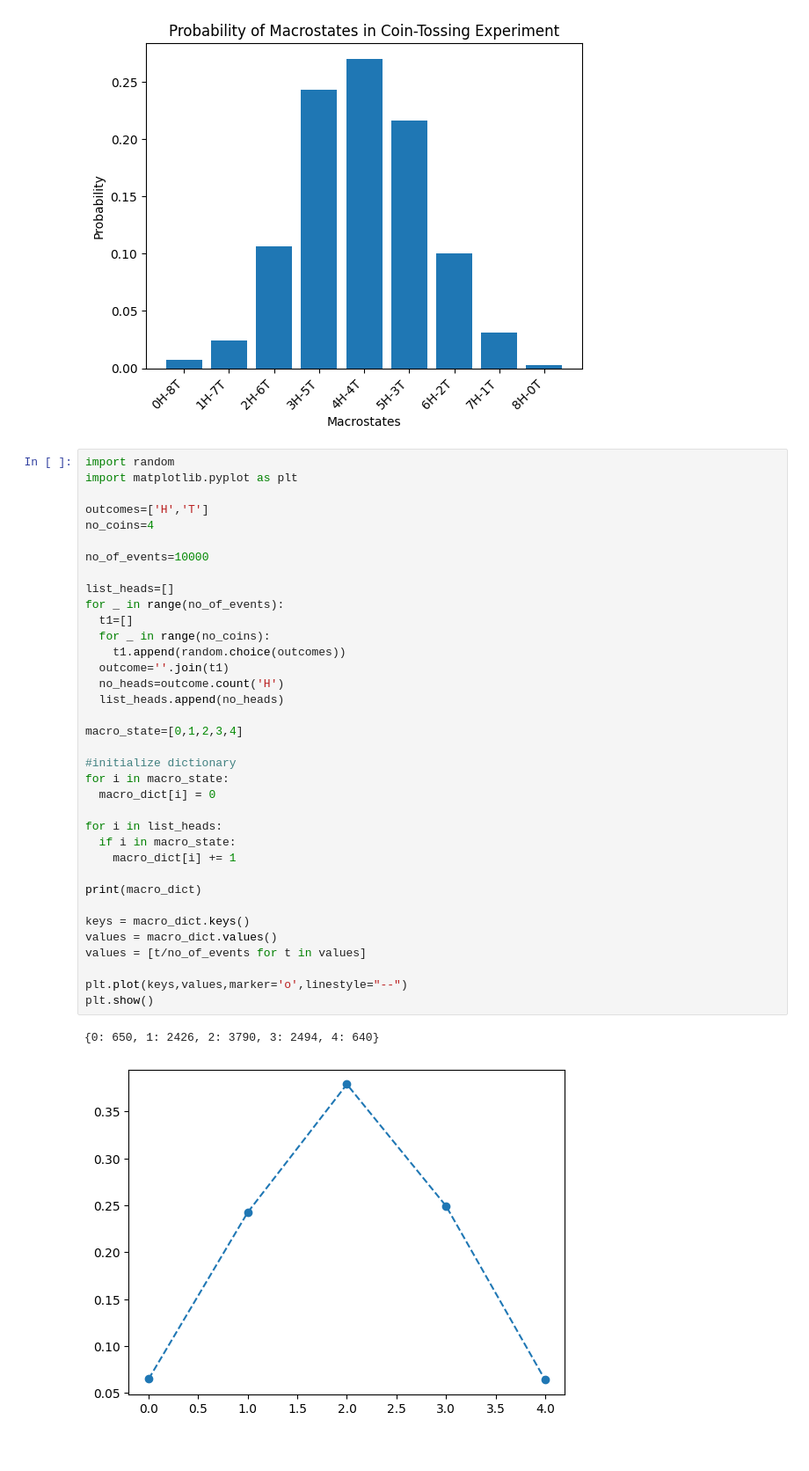
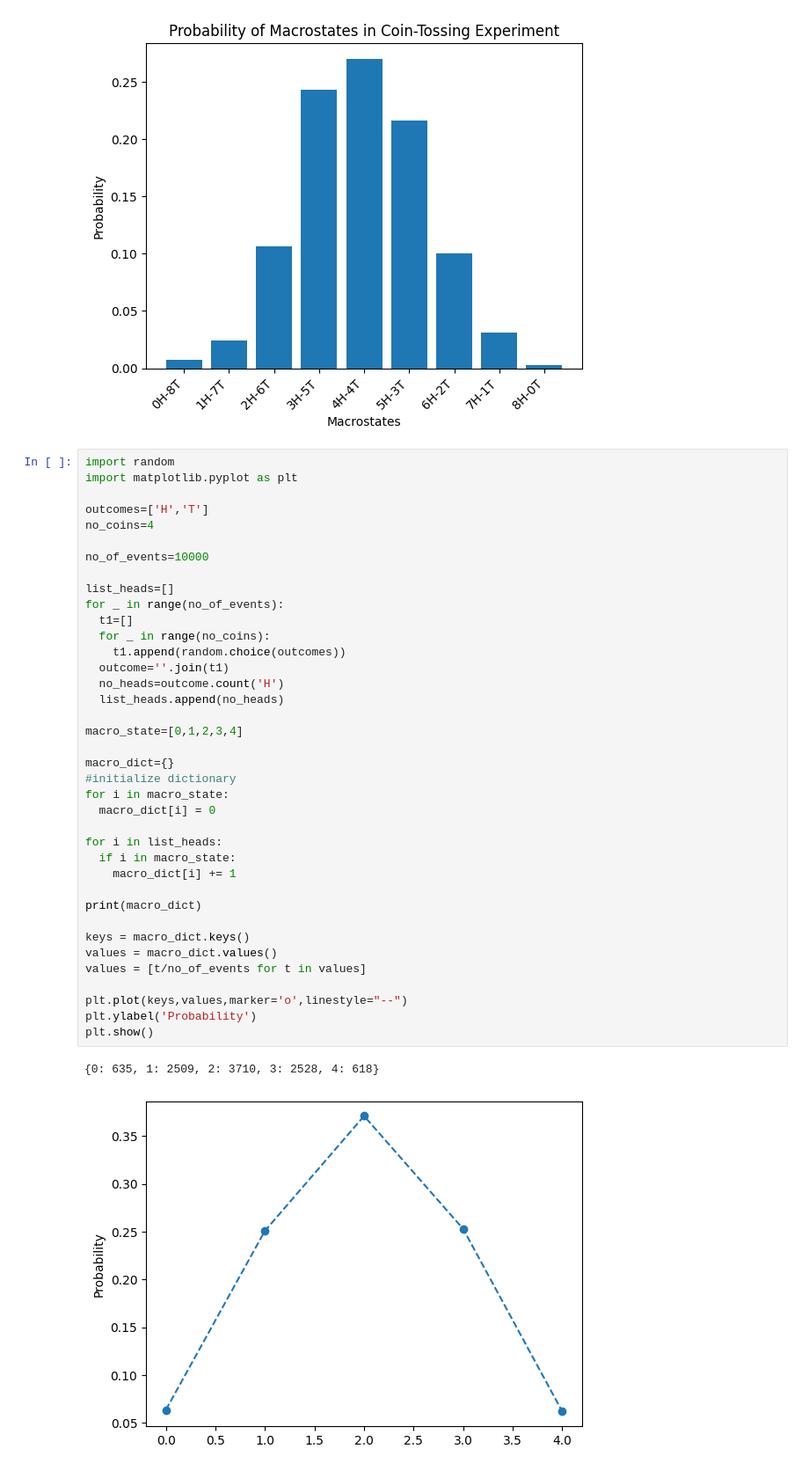
Before and after one commit to navgaur/Statistical-Mech-LOCF, a Jupyter notebook: macrostate_1.ipynb, the cells around one changed output. Shown at 88% size. Cells and saved outputs as stored; diff of their text form.

```diff
--- a/macrostate_1.ipynb
+++ b/macrostate_1.ipynb
@@ -148,32 +148,34 @@ no_coins=4
 no_of_events=10000
 
 list_heads=[]
 for _ in range(no_of_events):
   t1=[]
   for _ in range(no_coins):
     t1.append(random.choice(outcomes))
   outcome=''.join(t1)
   no_heads=outcome.count('H')
   list_heads.append(no_heads)
 
 macro_state=[0,1,2,3,4]
 
+macro_dict={}
 #initialize dictionary
 for i in macro_state:
   macro_dict[i] = 0
 
 for i in list_heads:
   if i in macro_state:
     macro_dict[i] += 1
 
 print(macro_dict)
 
 keys = macro_dict.keys()
 values = macro_dict.values()
 values = [t/no_of_events for t in values]
 
 plt.plot(keys,values,marker='o',linestyle="--")
+plt.ylabel('Probability')
 plt.show()
 # %% [output]
-{0: 650, 1: 2426, 2: 3790, 3: 2494, 4: 640}
+{0: 635, 1: 2509, 2: 3710, 3: 2528, 4: 618}
-[figure, old version]
+[figure, new version]
```
